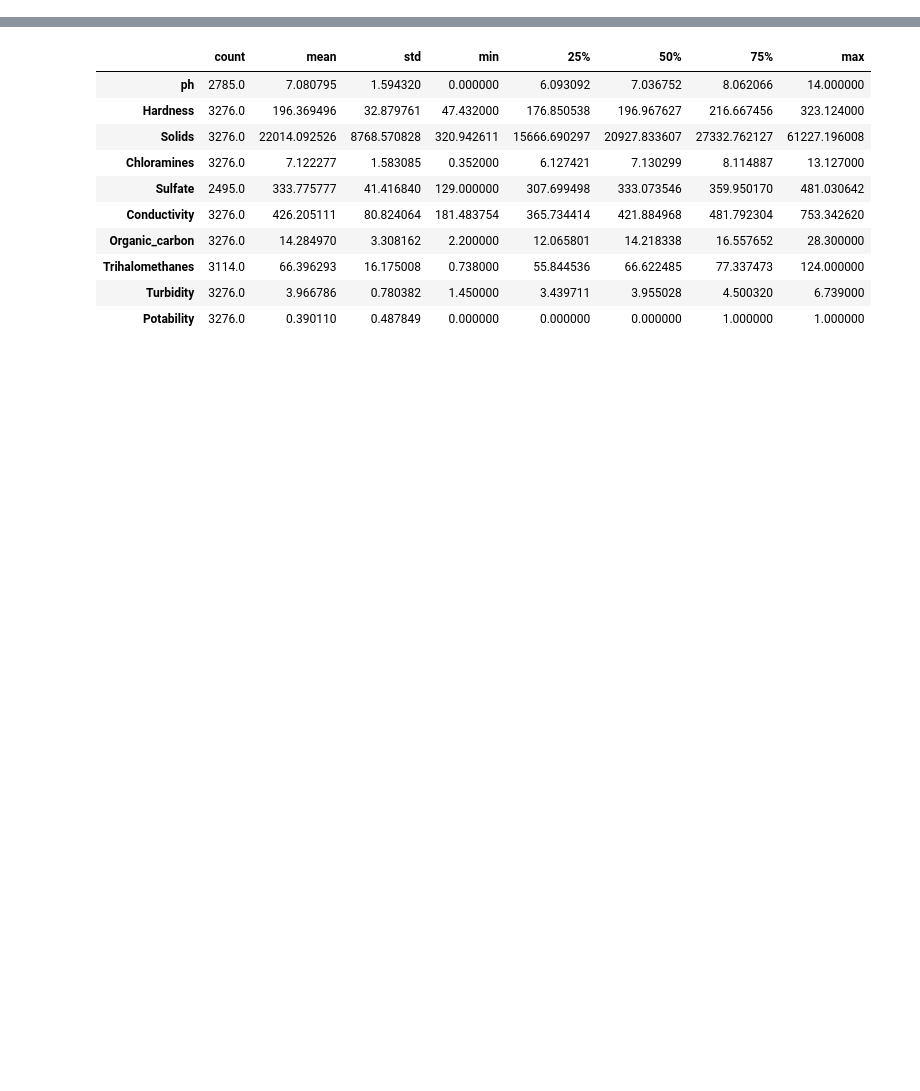
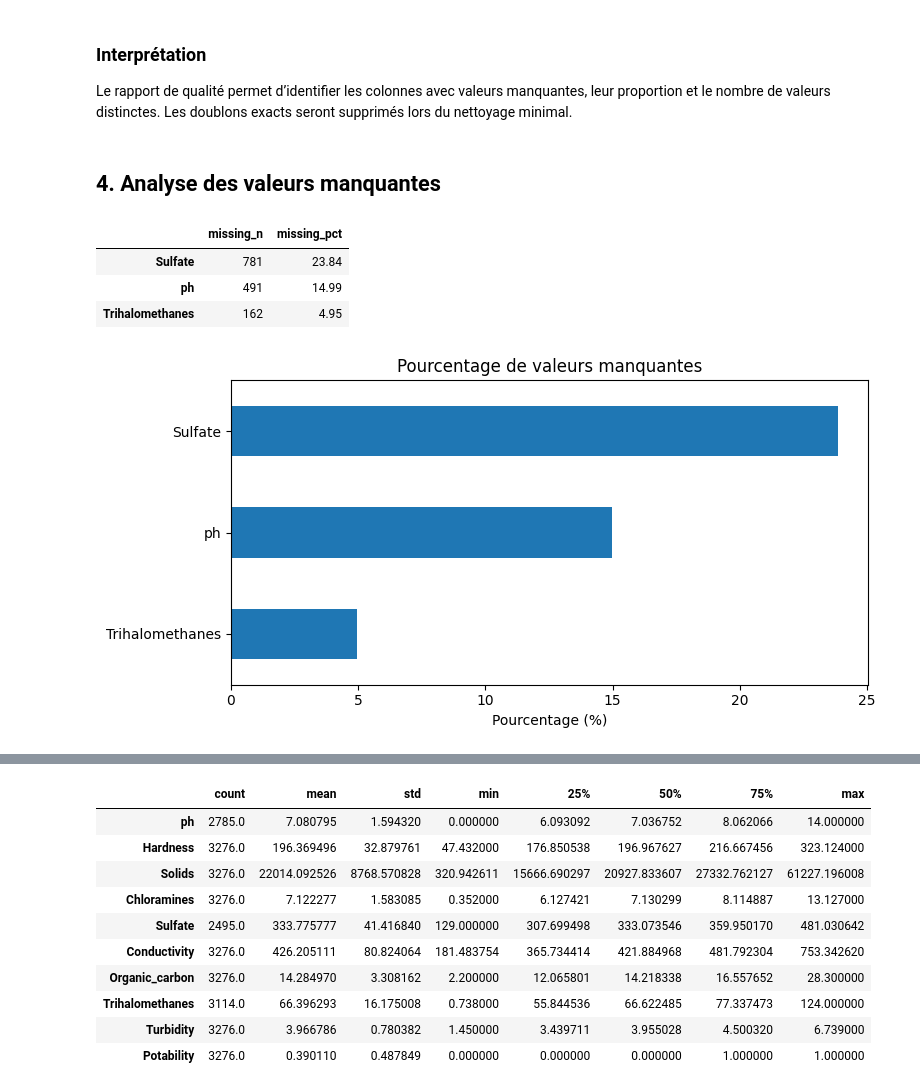
Before and after one commit to iliass2/desal2, a Jupyter notebook: notebooks/01_exploration_potabilite.ipynb, the cells around one changed output, grey strips where cells are left out. Drawn from its saved outputs; the diff is of its cells as text; code cells hidden in the pictures; blank space fills up the shorter version.

```diff
--- a/notebooks/01_exploration_potabilite.ipynb
+++ b/notebooks/01_exploration_potabilite.ipynb
@@ -100,0 +105,29 @@ counts.plot.bar(figsize=(6,4),title="Répartition Potability"); plt.show()
+# %% [markdown]
+### Interprétation
+
+Le rapport de qualité permet d’identifier les colonnes avec valeurs manquantes, leur proportion et le nombre de valeurs distinctes. Les doublons exacts seront supprimés lors du nettoyage minimal.
+# %% [markdown]
+## 4. Analyse des valeurs manquantes
+# %%
+missing = (
+    df_raw.isna().sum()
+    .to_frame("missing_n")
+    .assign(missing_pct=lambda x: 100 * x["missing_n"] / len(df_raw))
+    .sort_values("missing_pct", ascending=False)
+)
+display(missing[missing["missing_n"] > 0].round(2))
+
+if (missing["missing_n"] > 0).any():
+    ax = missing.loc[missing["missing_n"] > 0, "missing_pct"].sort_values().plot.barh(
+        figsize=(8, 4),
+        title="Pourcentage de valeurs manquantes",
+    )
+    ax.set_xlabel("Pourcentage (%)")
+    plt.tight_layout()
+    plt.show()
+# %% [output]
+|  | missing_n | missing_pct |
+| Sulfate | 781 | 23.84 |
+| ph | 491 | 14.99 |
+| Trihalomethanes | 162 | 4.95 |
+[figure, added]
```
Also changed, not shown: parts of 54 cells of this notebook, 11 other files.
